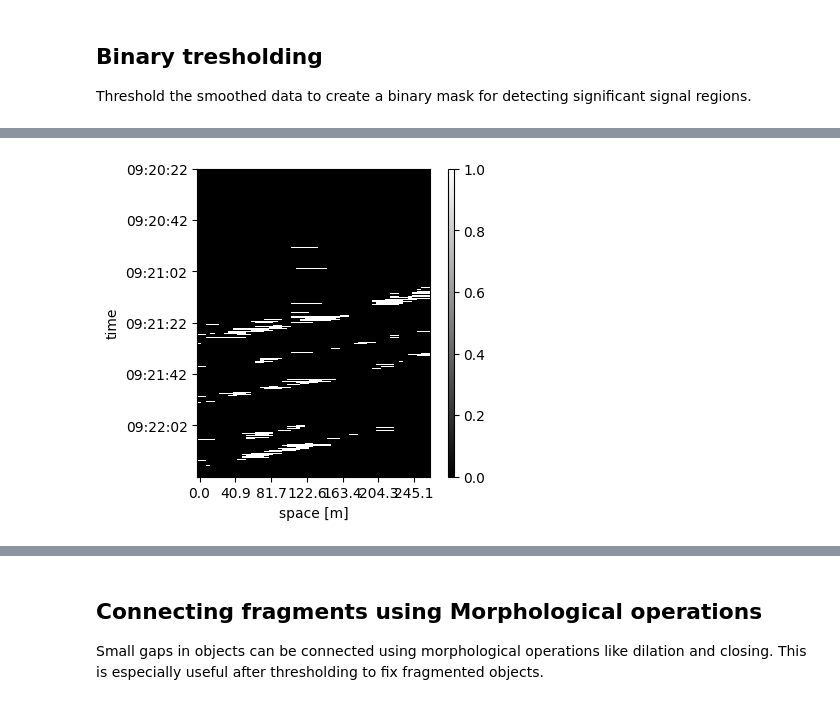
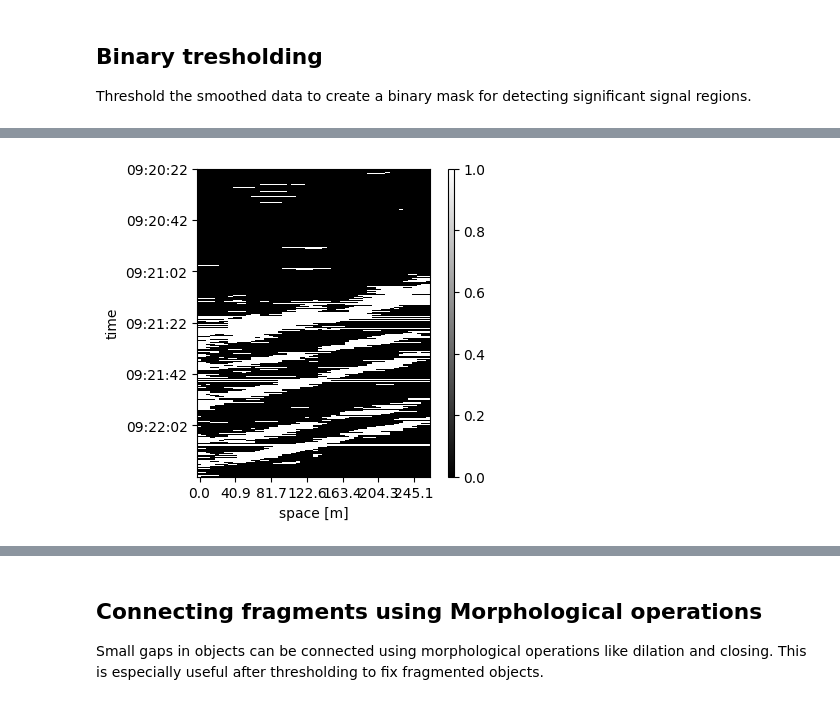
Before and after one commit to mmartyna123/ComputerVision, a Jupyter notebook: Project1/Project.ipynb, the cells around one changed output, grey strips where cells are left out. Cells and saved outputs as stored; diff of their text form; code cells hidden in the pictures.

Commit message:
binary treshold changed, proper closing incorporated

```diff
--- a/Project1/Project.ipynb
+++ b/Project1/Project.ipynb
@@ -155,27 +171,32 @@ Threshold the smoothed data to create a binary mask for detecting significant si
+# %%
+data = df.values
 # %%
 from skimage.filters import threshold_otsu
 
 # Apply Otsu's thresholding
-thresh = threshold_otsu(df.values)
-binary_mask = df.values > thresh
+# thresh = threshold_otsu(df.values)
+# binary_mask = df.values > thresh
+
+
+binary_mask = data > np.percentile(data, 80)
 
 # Visualize the binary mask
 fig = plt.figure(figsize=(3, 4))
 ax = plt.axes()
 
 im = ax.imshow(binary_mask, interpolation='none', aspect='auto', cmap='gray')
 plt.ylabel('time')
 plt.xlabel('space [m]')
 
 # Add colorbar
 cax = fig.add_axes([ax.get_position().x1 + 0.06, ax.get_position().y0, 0.02, ax.get_position().height])
 plt.colorbar(im, cax=cax)
 
 x_positions, x_labels = set_axis(df.columns)
 ax.set_xticks(x_positions, np.round(x_labels, 1))
 y_positions, y_labels = set_axis(df.index.time)
 ax.set_yticks(y_positions, y_labels)
 
 plt.show()
 # %% [output]
-[figure, old version]
+[figure, new version]
```
Also changed, not shown: parts of 5 cells of this notebook.
